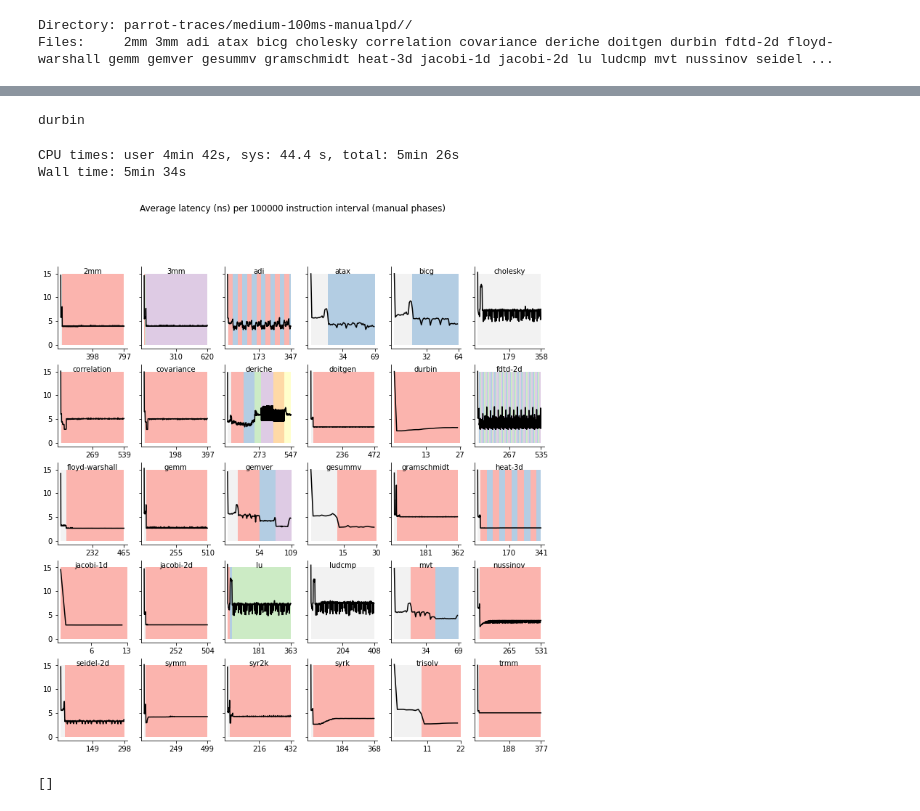
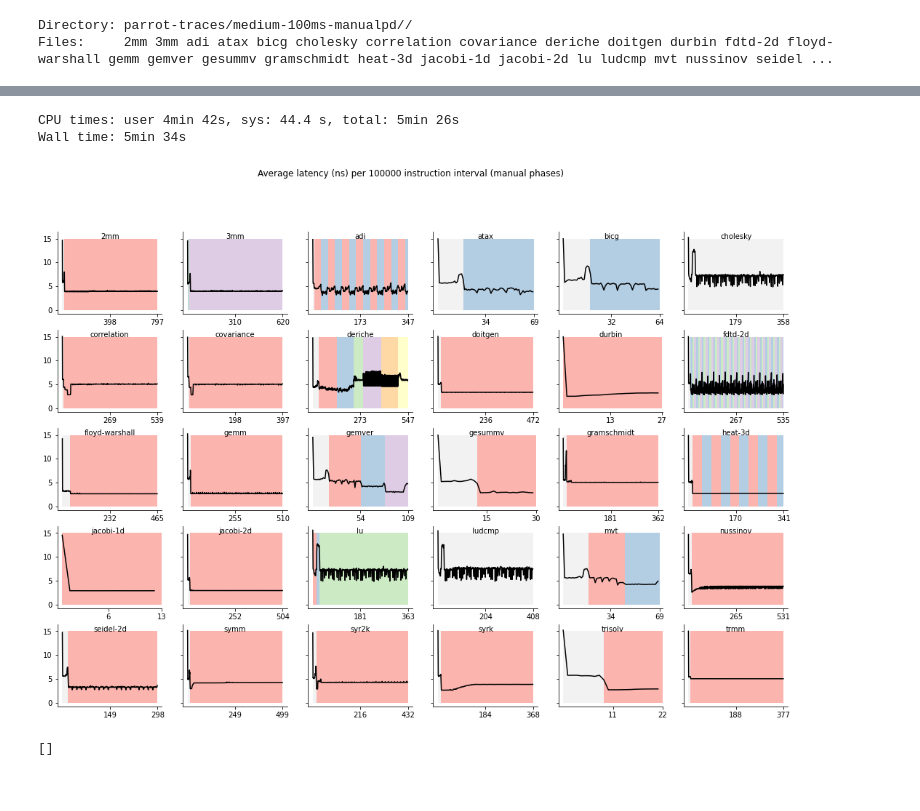
Before and after one commit to plavin/multifidelity, a Jupyter notebook: ParrotDataBig.ipynb, the cells around one changed output, grey strips where cells are left out. Saved outputs shown, nothing was run; the diff lists cells and outputs as text; code cells hidden in the pictures.

Commit message:
small multiples steady state plot

```diff
--- a/ParrotDataBig.ipynb
+++ b/ParrotDataBig.ipynb
@@ -123,5 +69,0 @@ np.mean(np.random.choice(a, 1000000))
-# %%
-tr = TRACES[0:2]
-
-for t in tr:
-    print(max(t.load()['phase']))
@@ -131,2 +69,0 @@ for t in tr:
-# %%
-TRACES[0].load().columns
@@ -135,16 +69,0 @@ Index(['phase', 'rwf', 'threadID', 'addr', 'latency_nano'], dtype='object')
-# %%
-ov = np.mean(a)
-print(f'Overall: {ov:.2f}')
-print(f'Per-interval')
-
-intlen = 100000
-intervals = len(a)//intlen
-peri = [np.mean(a[i*intlen : (i+1)*intlen]) for i in range(intervals)]
-#print(peri)
-
-fig, ax = plt.subplots()
-#ax.plot(peri)
-#ax.hlines(y=ov, xmin=0, xmax=intervals, linewidth=2, color='r')
-
-# Error plot
-ax.plot(peri-ov)
@@ -156,7 +69,0 @@ Per-interval
-# %%
-def abspctchange(old, new):
-    return np.abs((old - new) / old)
-pc = [abspctchange(peri[i], peri[i+1]) for i in range(len(peri)-1)]
-#print(np.array(pc) < 0.05)
-plt.plot(pc)
-plt.show()
@@ -168,7 +70,3 @@ plt.show()
-# %%
-print(TRACES[3])
-# %% [output]
-durbin
 # %%
 def get_phase_changes(phases):
     pc = []
@@ -260,18 +158,18 @@ Wall time: 5min 34s
 # %%
 mapper = Mapper(len(TRACES))
 fig = mapper.fig
 #fig, axs = plt.subplots(nrows=remap.smallest_sq, ncols = remap.smallest_sq, sharey=True)
 
 interval_len = 100000
 for i, t in enumerate(TRACES):
     pl_latency_over_time(mapper[i], t, 100000)
-fig.set_size_inches((2*remap.smallest_sq, 2*remap.smallest_sq))
+fig.set_size_inches((3*remap.smallest_sq, 2*remap.smallest_sq))
 fig.patch.set_facecolor('white')
 fig.suptitle(f'Average latency (ns) per {interval_len} instruction interval (manual phases)')
 plt.savefig(f'plots/mean-latency-per-interval-{interval_len}-2.png')
 plt.show()
 # %% [output]
-[figure, old version]
+[figure, new version]
 # %%
 bokeh
 # %% [output]
```
Also changed, not shown: parts of 20 cells of this notebook.
